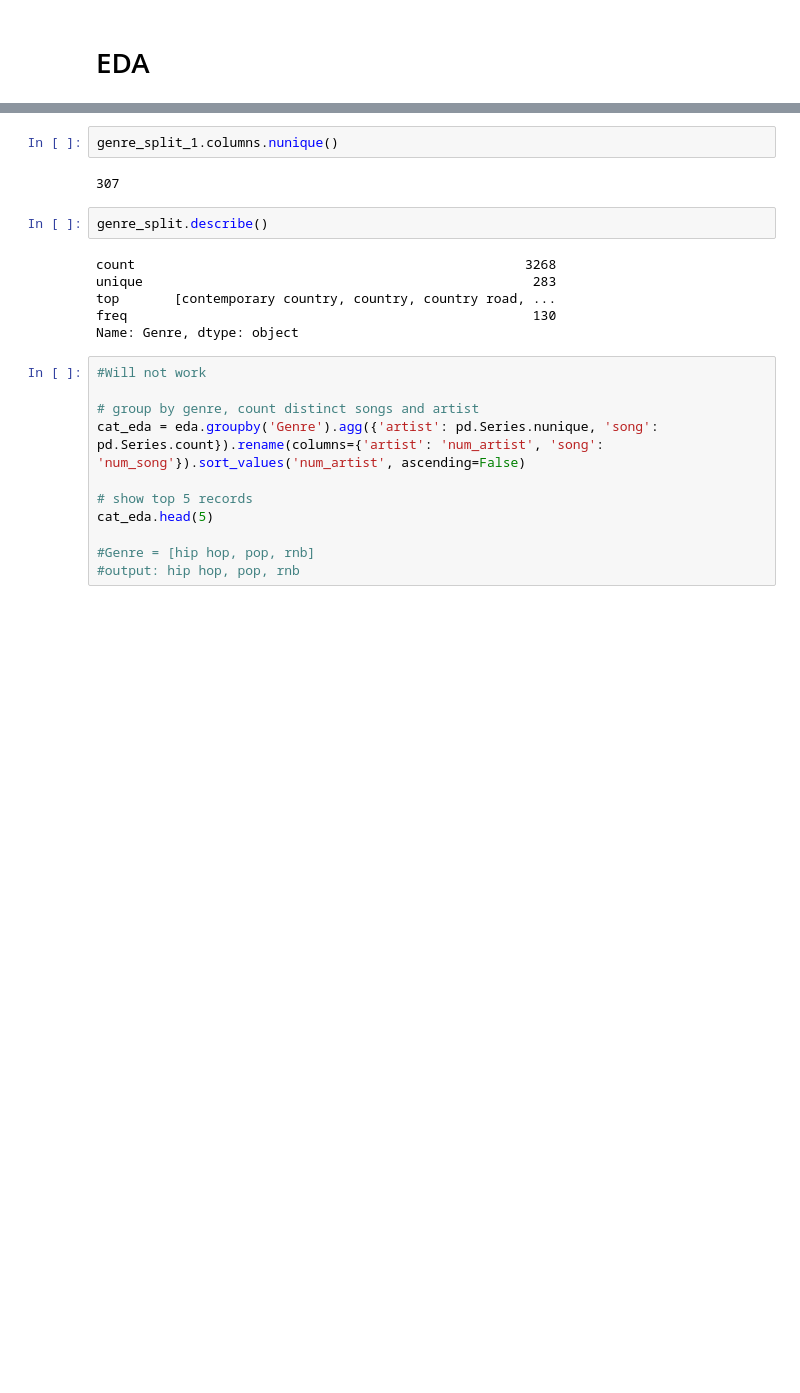
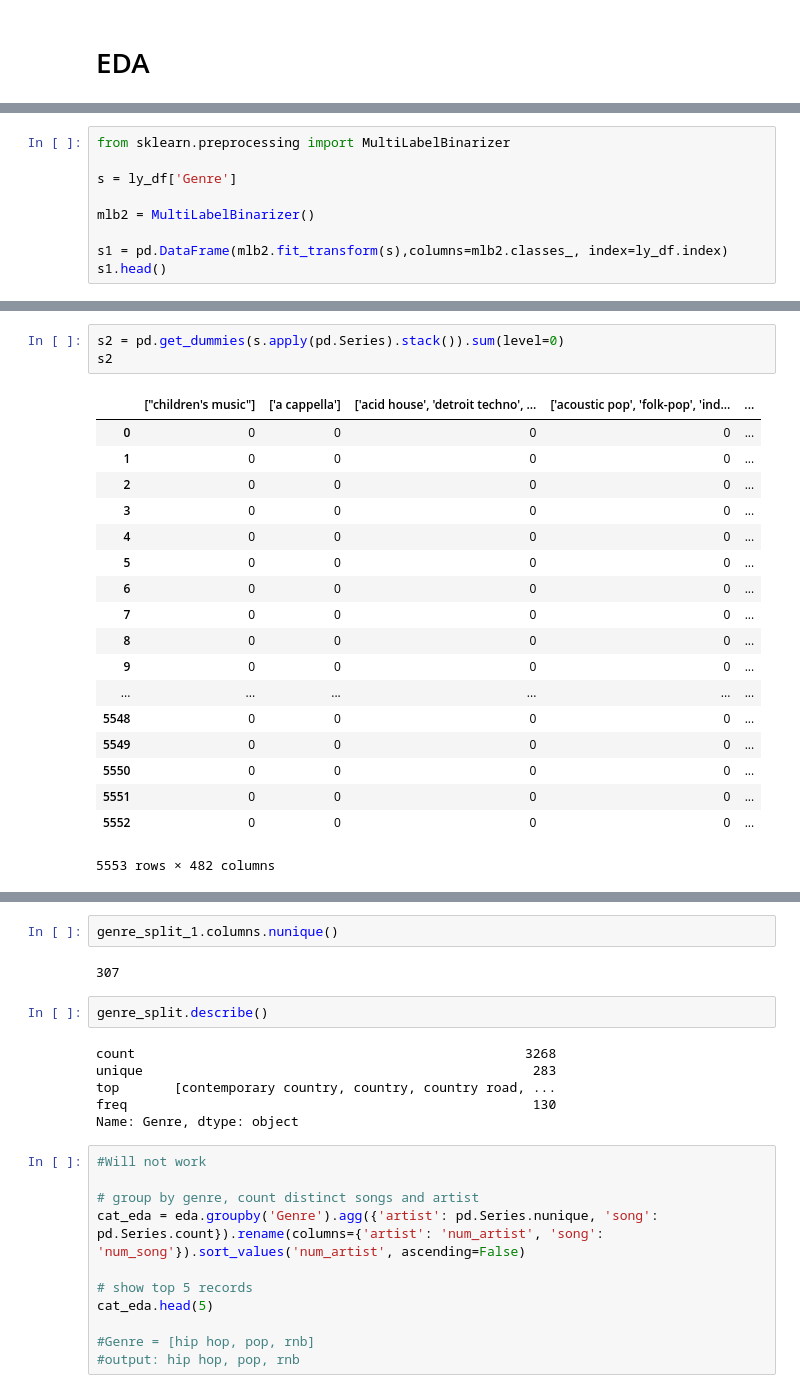
Before and after one commit to francoe001/Machine-Learning-Project, a Jupyter notebook: Recommendation Engine.ipynb, the cells around one changed output, grey strips where cells are left out. Cells and saved outputs as stored; diff of their text form; blank space fills up the shorter version.

```diff
--- a/Recommendation Engine.ipynb
+++ b/Recommendation Engine.ipynb
@@ -250,0 +245,9 @@ Name: artist, Length: 337, dtype: int64
+# %%
+from sklearn.preprocessing import MultiLabelBinarizer
+
+s = ly_df['Genre']
+
+mlb2 = MultiLabelBinarizer()
+
+s1 = pd.DataFrame(mlb2.fit_transform(s),columns=mlb2.classes_, index=ly_df.index)
+s1.head()
@@ -250,0 +262,22 @@ Name: artist, Length: 337, dtype: int64
+# %%
+s2 = pd.get_dummies(s.apply(pd.Series).stack()).sum(level=0)
+s2
+# %% [output]
+|  | ["children's music"] | ['a cappella'] | ['acid house', 'detroit techno', ... | ['acoustic pop', 'folk-pop', 'ind... | ... |
+| 0 | 0 | 0 | 0 | 0 | ... |
+| 1 | 0 | 0 | 0 | 0 | ... |
+| 2 | 0 | 0 | 0 | 0 | ... |
+| 3 | 0 | 0 | 0 | 0 | ... |
+| 4 | 0 | 0 | 0 | 0 | ... |
+| 5 | 0 | 0 | 0 | 0 | ... |
+| 6 | 0 | 0 | 0 | 0 | ... |
+| 7 | 0 | 0 | 0 | 0 | ... |
+| 8 | 0 | 0 | 0 | 0 | ... |
+| 9 | 0 | 0 | 0 | 0 | ... |
+| ... | ... | ... | ... | ... | ... |
+| 5548 | 0 | 0 | 0 | 0 | ... |
+| 5549 | 0 | 0 | 0 | 0 | ... |
+| 5550 | 0 | 0 | 0 | 0 | ... |
+| 5551 | 0 | 0 | 0 | 0 | ... |
+| 5552 | 0 | 0 | 0 | 0 | ... |
+5553 rows × 482 columns
```
Also changed, not shown: parts of 34 cells of this notebook, 1 other file.
